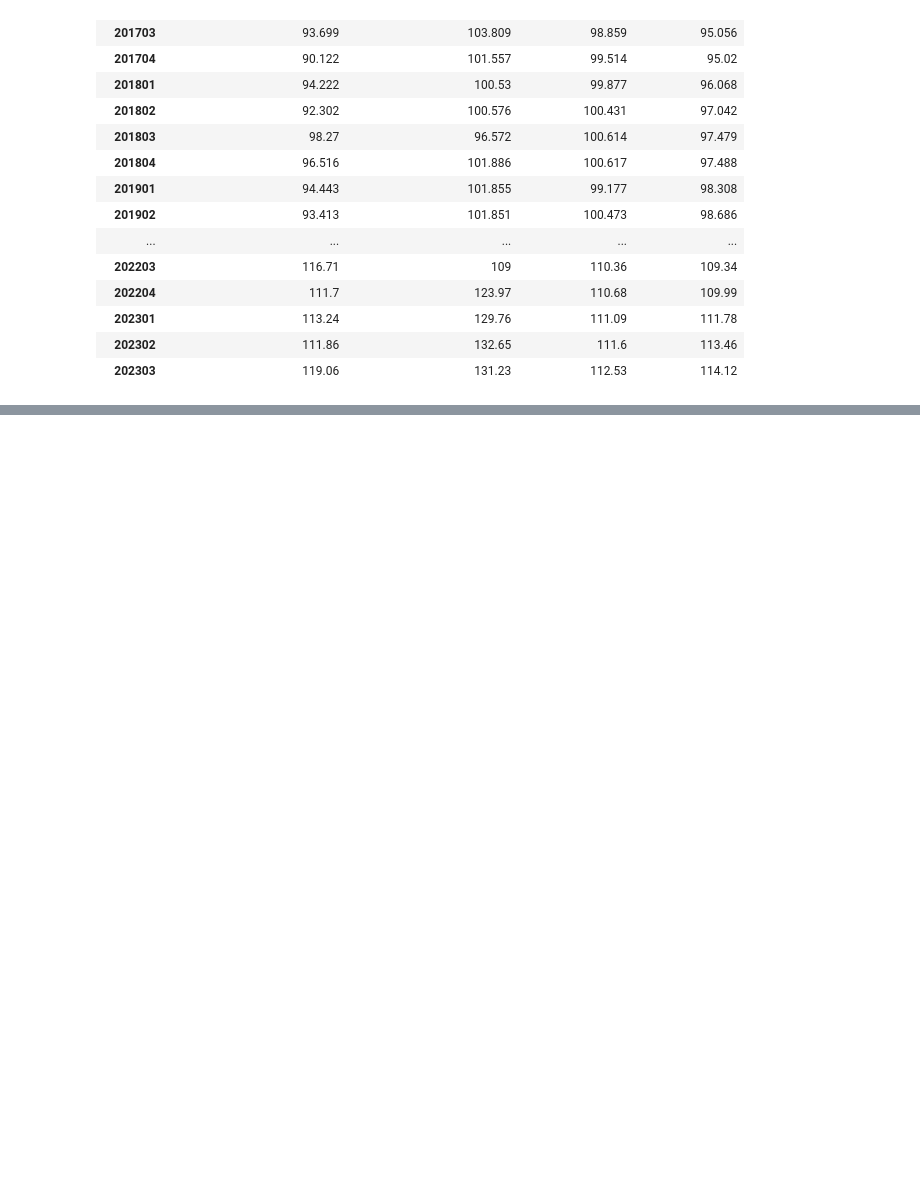
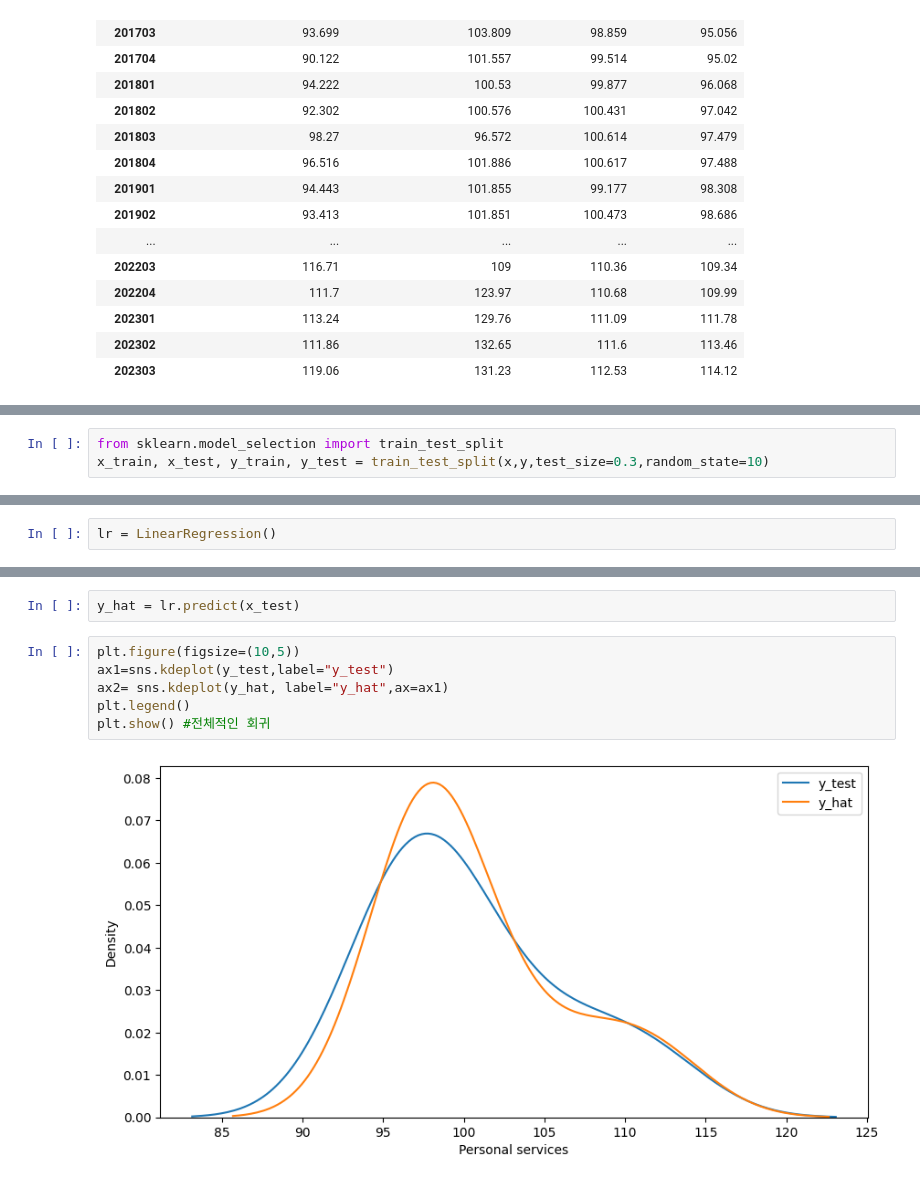
Before and after one commit to yoonseongan/statstat, a Jupyter notebook: openproject.ipynb, the cells around one changed output, grey strips where cells are left out. Drawn from its saved outputs; the diff is of its cells as text; blank space fills up the shorter version.

```diff
--- a/openproject.ipynb
+++ b/openproject.ipynb
@@ -197,0 +280,3 @@ ndf
+# %%
+from sklearn.model_selection import train_test_split
+x_train, x_test, y_train, y_test = train_test_split(x,y,test_size=0.3,random_state=10)
@@ -197,0 +291,2 @@ ndf
+# %%
+lr = LinearRegression()
@@ -197,0 +310,10 @@ ndf
+# %%
+y_hat = lr.predict(x_test)
+# %%
+plt.figure(figsize=(10,5))
+ax1=sns.kdeplot(y_test,label="y_test")
+ax2= sns.kdeplot(y_hat, label="y_hat",ax=ax1)
+plt.legend()
+plt.show() #전체적인 회귀
+# %% [output]
+[figure, added]
```
Also changed, not shown: parts of 31 cells of this notebook.
